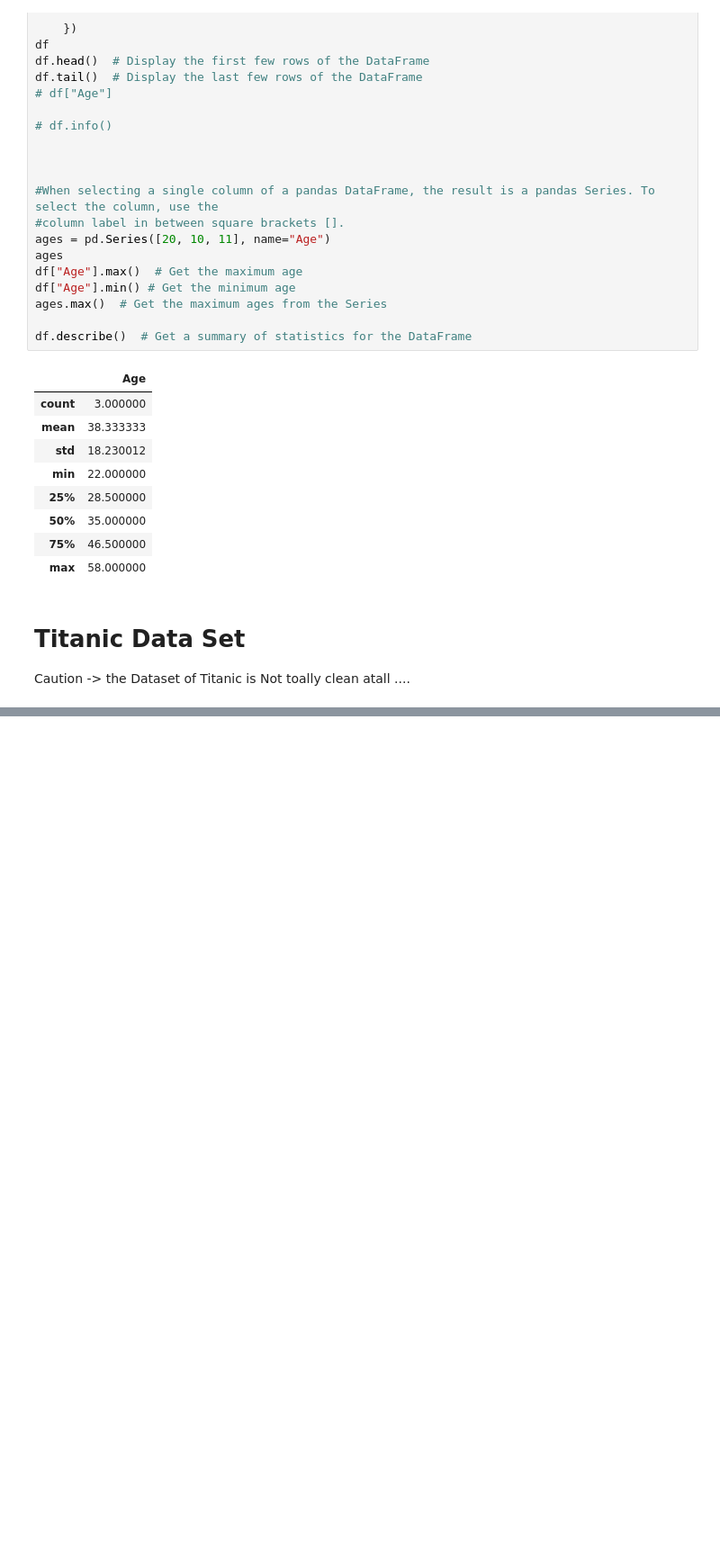
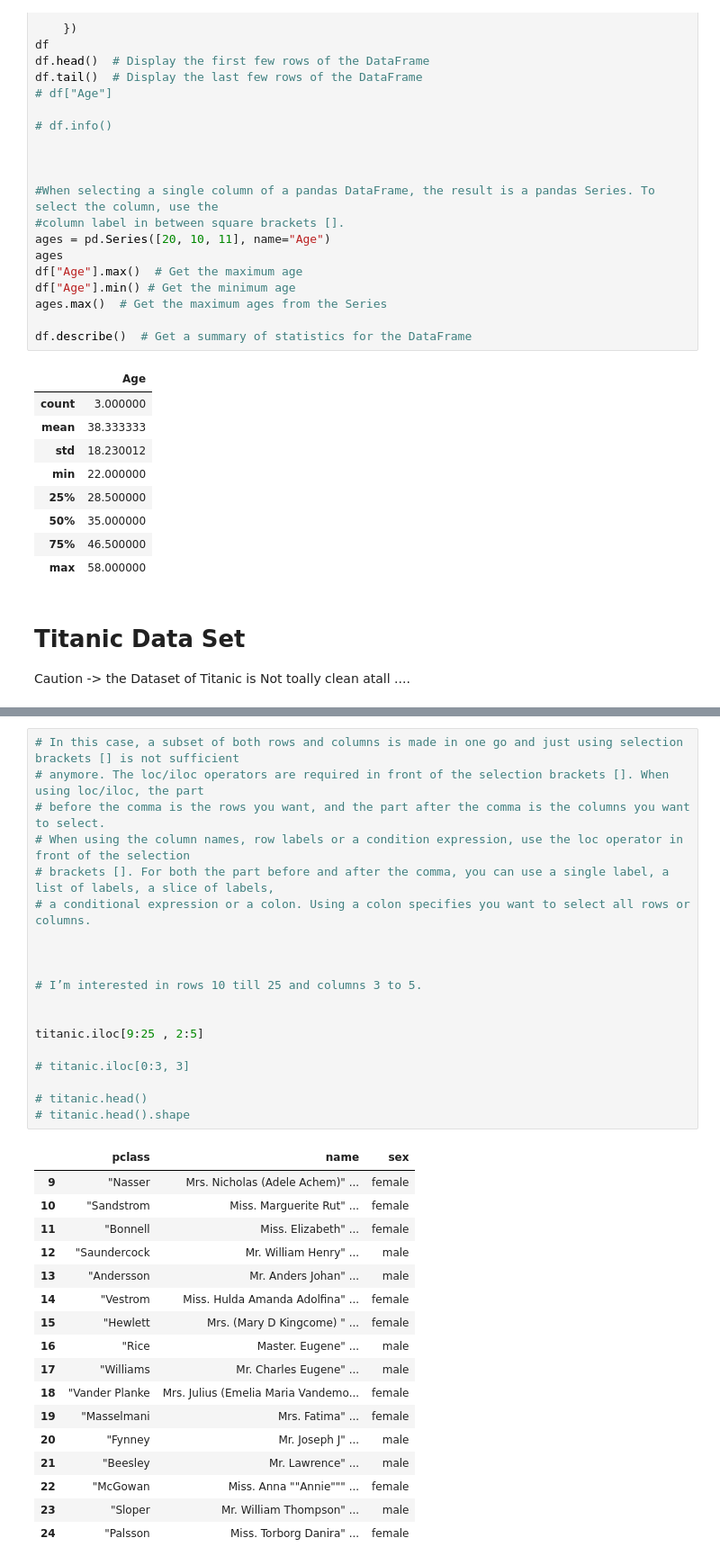
Before and after one commit to A-ghori/Pandas, a Jupyter notebook: pandas.ipynb, the cells around one changed output, grey strips where cells are left out. Shown at 90% size. Saved outputs shown, nothing was run; the diff lists cells and outputs as text; blank space fills up the shorter version.

```diff
--- a/pandas.ipynb
+++ b/pandas.ipynb
@@ -207,0 +212,37 @@ Data columns (total 12 columns):
+# %%
+# In this case, a subset of both rows and columns is made in one go and just using selection brackets [] is not sufficient
+# anymore. The loc/iloc operators are required in front of the selection brackets []. When using loc/iloc, the part
+# before the comma is the rows you want, and the part after the comma is the columns you want to select.
+# When using the column names, row labels or a condition expression, use the loc operator in front of the selection
+# brackets []. For both the part before and after the comma, you can use a single label, a list of labels, a slice of labels,
+# a conditional expression or a colon. Using a colon specifies you want to select all rows or columns.
+
+
+
+# I’m interested in rows 10 till 25 and columns 3 to 5.
+
+
+titanic.iloc[9:25 , 2:5]
+
+# titanic.iloc[0:3, 3]
+
+# titanic.head()
+# titanic.head().shape
+# %% [output]
+|  | pclass | name | sex |
+| 9 | "Nasser | Mrs. Nicholas (Adele Achem)" ... | female |
+| 10 | "Sandstrom | Miss. Marguerite Rut" ... | female |
+| 11 | "Bonnell | Miss. Elizabeth" ... | female |
+| 12 | "Saundercock | Mr. William Henry" ... | male |
+| 13 | "Andersson | Mr. Anders Johan" ... | male |
+| 14 | "Vestrom | Miss. Hulda Amanda Adolfina" ... | female |
+| 15 | "Hewlett | Mrs. (Mary D Kingcome) " ... | female |
+| 16 | "Rice | Master. Eugene" ... | male |
+| 17 | "Williams | Mr. Charles Eugene" ... | male |
+| 18 | "Vander Planke | Mrs. Julius (Emelia Maria Vandemo... | female |
+| 19 | "Masselmani | Mrs. Fatima" ... | female |
+| 20 | "Fynney | Mr. Joseph J" ... | male |
+| 21 | "Beesley | Mr. Lawrence" ... | male |
+| 22 | "McGowan | Miss. Anna ""Annie""" ... | female |
+| 23 | "Sloper | Mr. William Thompson" ... | male |
+| 24 | "Palsson | Miss. Torborg Danira" ... | female |
```
Also changed, not shown: parts of 2 cells of this notebook, 3 other files.
